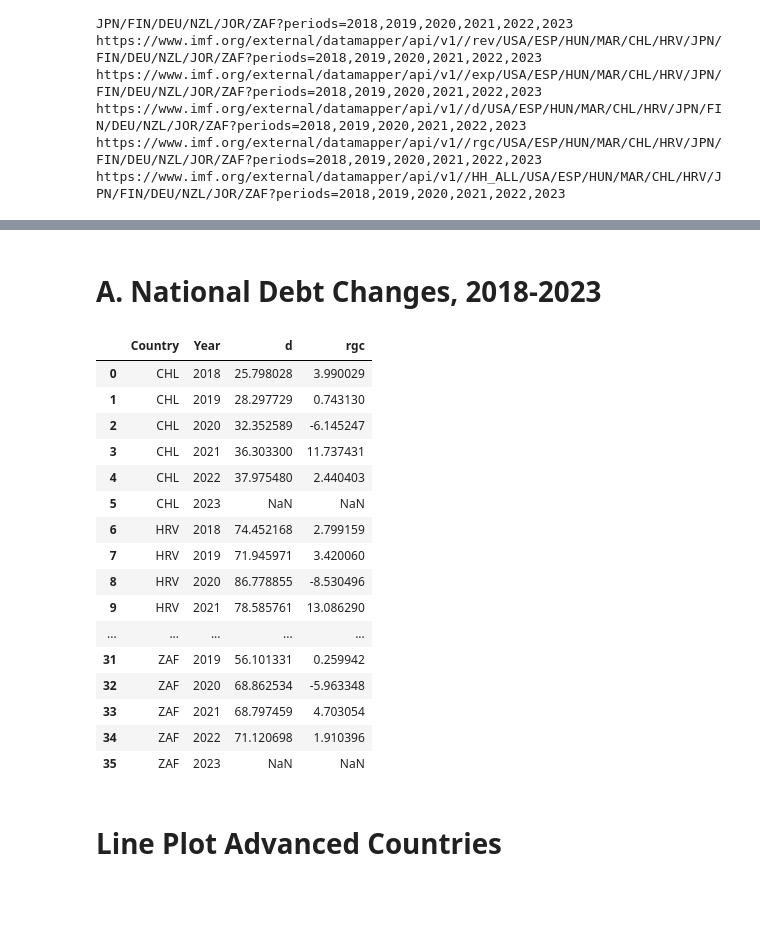
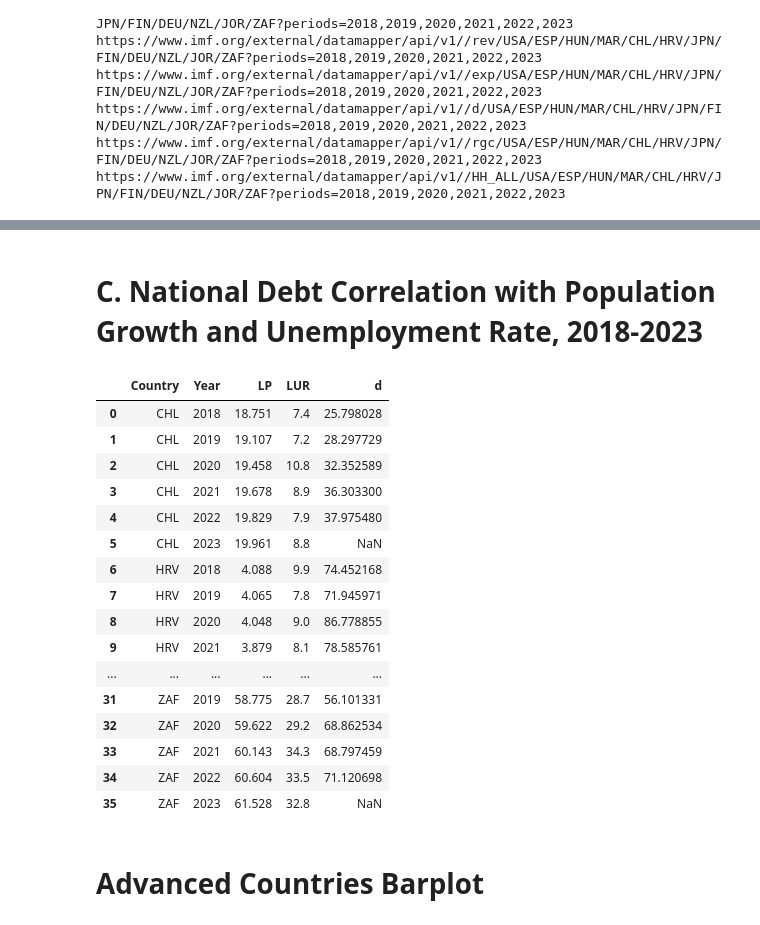
Before and after one commit to eaccooper5/project_1, a Jupyter notebook: TEST1.ipynb, the cells around one changed output, grey strips where cells are left out. Drawn from its saved outputs; the diff is of its cells as text; code cells hidden in the pictures; blank space fills up the shorter version.

```diff
--- a/TEST1.ipynb
+++ b/TEST1.ipynb
@@ -153,31 +153,31 @@ advanced_df
 | 34 | USA | 2022 | 333.530 | -3.8 | -3.7 | 121.3 | 3.6 | 76343.247 | 32.549148 | 36.255280 | ... |
 | 35 | USA | 2023 | 335.143 | -3.0 | -8.2 | 123.3 | 3.6 | 80412.410 | NaN | NaN | ... |
 # %% [markdown]
-# A. National Debt Changes, 2018-2023
+# C. National Debt Correlation with Population Growth and Unemployment Rate, 2018-2023
 # %%
-# Define the dataframe with the required indicator 'd'
+#pulling specific columns
 selected_adv_df = pd.DataFrame()
 selected_emer_df = pd.DataFrame()
-selected_adv_df = advanced_df.iloc[:,[0, 1, 10, 11]]
-selected_emer_df = emerging_df.iloc[:,[0, 1, 10, 11]] #select which indicator via the column number starting at 0 for Country
+selected_adv_df = advanced_df.iloc[:,[0, 1, 2, 6, 10]]
+selected_emer_df = emerging_df.iloc[:,[0, 1, 2, 6, 10]] #select which indicator via the column number starting at 0 for Country
 selected_emer_df
 # %% [output]
-|  | Country | Year | d | rgc |
-| 0 | CHL | 2018 | 25.798028 | 3.990029 |
-| 1 | CHL | 2019 | 28.297729 | 0.743130 |
-| 2 | CHL | 2020 | 32.352589 | -6.145247 |
-| 3 | CHL | 2021 | 36.303300 | 11.737431 |
-| 4 | CHL | 2022 | 37.975480 | 2.440403 |
-| 5 | CHL | 2023 | NaN | NaN |
-| 6 | HRV | 2018 | 74.452168 | 2.799159 |
-| 7 | HRV | 2019 | 71.945971 | 3.420060 |
-| 8 | HRV | 2020 | 86.778855 | -8.530496 |
-| 9 | HRV | 2021 | 78.585761 | 13.086290 |
-| ... | ... | ... | ... | ... |
-| 31 | ZAF | 2019 | 56.101331 | 0.259942 |
-| 32 | ZAF | 2020 | 68.862534 | -5.963348 |
-| 33 | ZAF | 2021 | 68.797459 | 4.703054 |
-| 34 | ZAF | 2022 | 71.120698 | 1.910396 |
-| 35 | ZAF | 2023 | NaN | NaN |
+|  | Country | Year | LP | LUR | d |
+| 0 | CHL | 2018 | 18.751 | 7.4 | 25.798028 |
+| 1 | CHL | 2019 | 19.107 | 7.2 | 28.297729 |
+| 2 | CHL | 2020 | 19.458 | 10.8 | 32.352589 |
+| 3 | CHL | 2021 | 19.678 | 8.9 | 36.303300 |
+| 4 | CHL | 2022 | 19.829 | 7.9 | 37.975480 |
+| 5 | CHL | 2023 | 19.961 | 8.8 | NaN |
+| 6 | HRV | 2018 | 4.088 | 9.9 | 74.452168 |
+| 7 | HRV | 2019 | 4.065 | 7.8 | 71.945971 |
+| 8 | HRV | 2020 | 4.048 | 9.0 | 86.778855 |
+| 9 | HRV | 2021 | 3.879 | 8.1 | 78.585761 |
+| ... | ... | ... | ... | ... | ... |
+| 31 | ZAF | 2019 | 58.775 | 28.7 | 56.101331 |
+| 32 | ZAF | 2020 | 59.622 | 29.2 | 68.862534 |
+| 33 | ZAF | 2021 | 60.143 | 34.3 | 68.797459 |
+| 34 | ZAF | 2022 | 60.604 | 33.5 | 71.120698 |
+| 35 | ZAF | 2023 | 61.528 | 32.8 | NaN |
 # %% [markdown]
-# Line Plot Advanced Countries
+# Advanced Countries Barplot
```
Also changed, not shown: parts of 16 cells of this notebook.
